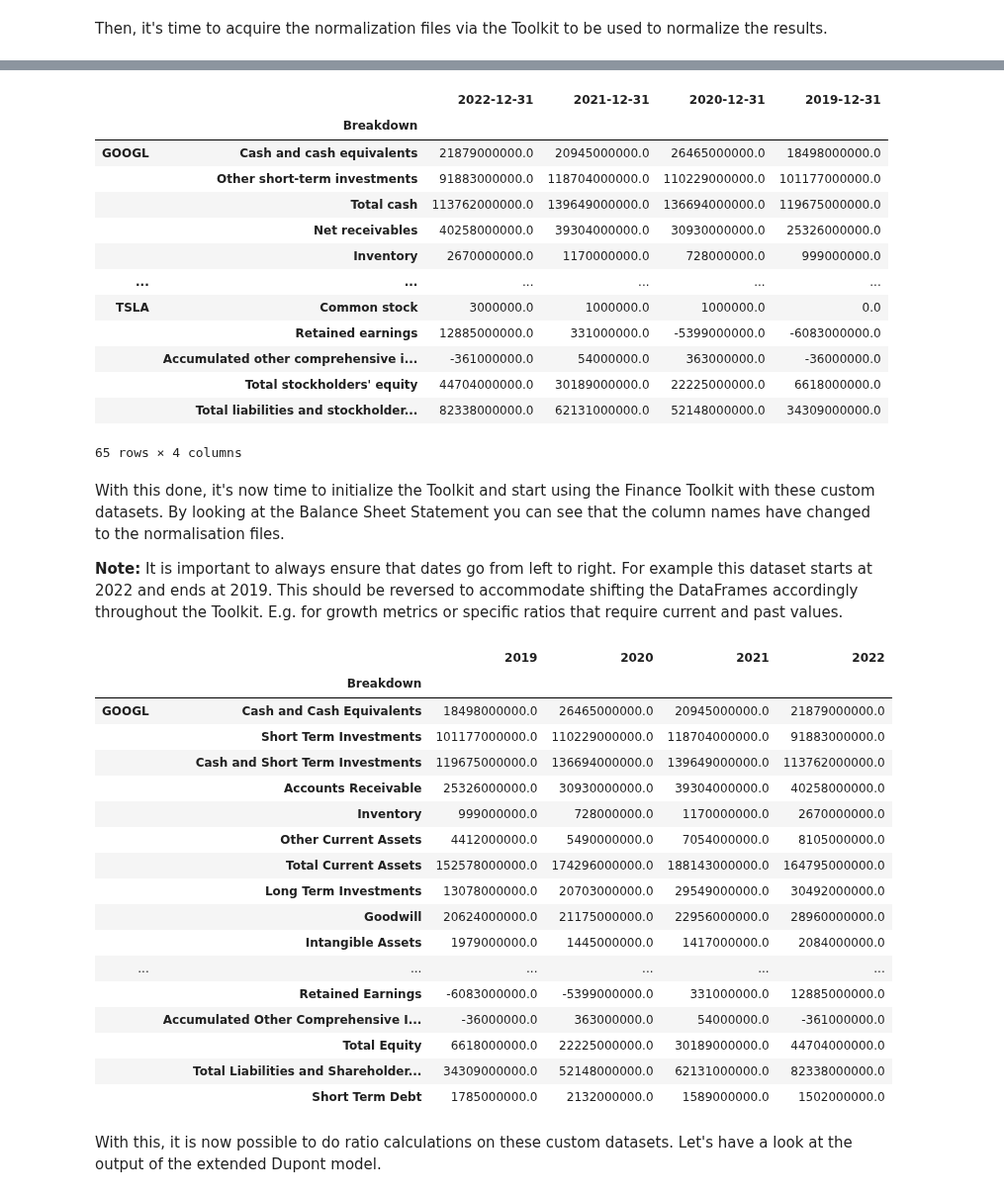
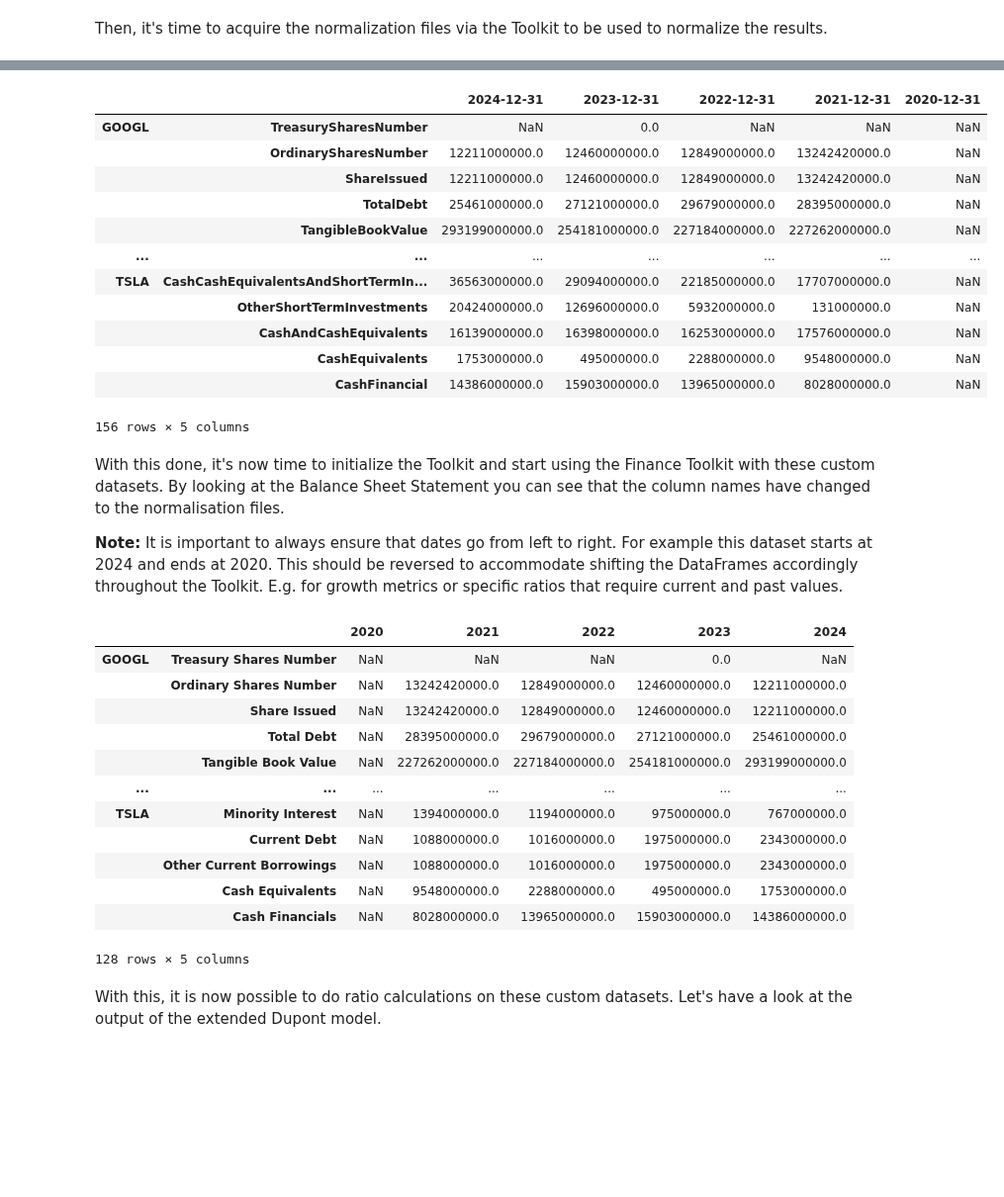
Before and after one commit to JerBouma/FinanceToolkit, a Jupyter notebook: examples/Finance Toolkit - Using External Datasets.ipynb, the cells around one changed output, grey strips where cells are left out. Shown at 99% size. Cells and saved outputs as stored; diff of their text form; code cells hidden in the pictures; blank space fills up the shorter version.

Commit message:
Refresh the examples

```diff
--- a/examples/Finance Toolkit - Using External Datasets.ipynb
+++ b/examples/Finance Toolkit - Using External Datasets.ipynb
@@ -90,47 +94,42 @@ Now it's time to convert each dataset in the right format.
 # %%
 from financetoolkit import helpers
 
 balance_sheets = helpers.combine_dataframes(
     {
         "TSLA": tsla_balance,
         "GOOGL": googl_balance,
     },
 )
 income_statements = helpers.combine_dataframes(
     {
         "TSLA": tsla_income,
         "GOOGL": googl_income,
     },
 )
 cash_flow_statements = helpers.combine_dataframes(
     {"TSLA": tsla_cash, "GOOGL": googl_cash},
 )
 
-# The TTM column is dropped as it contains only a portion of this year
-income_statements = income_statements.drop(columns=["ttm"])
-cash_flow_statements = cash_flow_statements.drop(columns=["ttm"])
-
 # Show the Results
 balance_sheets
 # %% [output]
-|  |  | 2022-12-31 | 2021-12-31 | 2020-12-31 | 2019-12-31 |
-|  | Breakdown |  |  |  |  |
-| GOOGL | Cash and cash equivalents | 21879000000.0 | 20945000000.0 | 26465000000.0 | 18498000000.0 |
-|  | Other short-term investments | 91883000000.0 | 118704000000.0 | 110229000000.0 | 101177000000.0 |
-|  | Total cash | 113762000000.0 | 139649000000.0 | 136694000000.0 | 119675000000.0 |
-|  | Net receivables | 40258000000.0 | 39304000000.0 | 30930000000.0 | 25326000000.0 |
-|  | Inventory | 2670000000.0 | 1170000000.0 | 728000000.0 | 999000000.0 |
-| ... | ... | ... | ... | ... | ... |
-| TSLA | Common stock | 3000000.0 | 1000000.0 | 1000000.0 | 0.0 |
-|  | Retained earnings | 12885000000.0 | 331000000.0 | -5399000000.0 | -6083000000.0 |
-|  | Accumulated other comprehensive i... | -361000000.0 | 54000000.0 | 363000000.0 | -36000000.0 |
-|  | Total stockholders' equity | 44704000000.0 | 30189000000.0 | 22225000000.0 | 6618000000.0 |
-|  | Total liabilities and stockholder... | 82338000000.0 | 62131000000.0 | 52148000000.0 | 34309000000.0 |
+|  |  | 2024-12-31 | 2023-12-31 | 2022-12-31 | 2021-12-31 | 2020-12-31 |
+| GOOGL | TreasurySharesNumber | NaN | 0.0 | NaN | NaN | NaN |
+|  | OrdinarySharesNumber | 12211000000.0 | 12460000000.0 | 12849000000.0 | 13242420000.0 | NaN |
+|  | ShareIssued | 12211000000.0 | 12460000000.0 | 12849000000.0 | 13242420000.0 | NaN |
+|  | TotalDebt | 25461000000.0 | 27121000000.0 | 29679000000.0 | 28395000000.0 | NaN |
+|  | TangibleBookValue | 293199000000.0 | 254181000000.0 | 227184000000.0 | 227262000000.0 | NaN |
+| ... | ... | ... | ... | ... | ... | ... |
+| TSLA | CashCashEquivalentsAndShortTermIn... | 36563000000.0 | 29094000000.0 | 22185000000.0 | 17707000000.0 | NaN |
+|  | OtherShortTermInvestments | 20424000000.0 | 12696000000.0 | 5932000000.0 | 131000000.0 | NaN |
+|  | CashAndCashEquivalents | 16139000000.0 | 16398000000.0 | 16253000000.0 | 17576000000.0 | NaN |
+|  | CashEquivalents | 1753000000.0 | 495000000.0 | 2288000000.0 | 9548000000.0 | NaN |
+|  | CashFinancial | 14386000000.0 | 15903000000.0 | 13965000000.0 | 8028000000.0 | NaN |
-65 rows × 4 columns
+156 rows × 5 columns
 # %% [markdown]
 With this done, it's now time to initialize the Toolkit and start using the Finance Toolkit with these custom datasets. By looking at the Balance Sheet Statement you can see that the column names have changed to the normalisation files.
 
-**Note:** It is important to always ensure that dates go from left to right. For example this dataset starts at 2022 and ends at 2019. This should be reversed to accommodate shifting the DataFrames accordingly throughout the Toolkit. E.g. for growth metrics or specific ratios that require current and past values.
+**Note:** It is important to always ensure that dates go from left to right. For example this dataset starts at 2024 and ends at 2020. This should be reversed to accommodate shifting the DataFrames accordingly throughout the Toolkit. E.g. for growth metrics or specific ratios that require current and past values.
 # %%
 # initialize the Toolkit
 companies = Toolkit(
@@ -145,24 +144,19 @@ companies = Toolkit(
 # Show the Balance Sheet
 companies.get_balance_sheet_statement()
 # %% [output]
-|  |  | 2019 | 2020 | 2021 | 2022 |
-|  | Breakdown |  |  |  |  |
-| GOOGL | Cash and Cash Equivalents | 18498000000.0 | 26465000000.0 | 20945000000.0 | 21879000000.0 |
-|  | Short Term Investments | 101177000000.0 | 110229000000.0 | 118704000000.0 | 91883000000.0 |
-|  | Cash and Short Term Investments | 119675000000.0 | 136694000000.0 | 139649000000.0 | 113762000000.0 |
-|  | Accounts Receivable | 25326000000.0 | 30930000000.0 | 39304000000.0 | 40258000000.0 |
-|  | Inventory | 999000000.0 | 728000000.0 | 1170000000.0 | 2670000000.0 |
-|  | Other Current Assets | 4412000000.0 | 5490000000.0 | 7054000000.0 | 8105000000.0 |
-|  | Total Current Assets | 152578000000.0 | 174296000000.0 | 188143000000.0 | 164795000000.0 |
-|  | Long Term Investments | 13078000000.0 | 20703000000.0 | 29549000000.0 | 30492000000.0 |
-|  | Goodwill | 20624000000.0 | 21175000000.0 | 22956000000.0 | 28960000000.0 |
-|  | Intangible Assets | 1979000000.0 | 1445000000.0 | 1417000000.0 | 2084000000.0 |
-| ... | ... | ... | ... | ... | ... |
-|  | Retained Earnings | -6083000000.0 | -5399000000.0 | 331000000.0 | 12885000000.0 |
-|  | Accumulated Other Comprehensive I... | -36000000.0 | 363000000.0 | 54000000.0 | -361000000.0 |
-|  | Total Equity | 6618000000.0 | 22225000000.0 | 30189000000.0 | 44704000000.0 |
-|  | Total Liabilities and Shareholder... | 34309000000.0 | 52148000000.0 | 62131000000.0 | 82338000000.0 |
-|  | Short Term Debt | 1785000000.0 | 2132000000.0 | 1589000000.0 | 1502000000.0 |
+|  |  | 2020 | 2021 | 2022 | 2023 | 2024 |
+| GOOGL | Treasury Shares Number | NaN | NaN | NaN | 0.0 | NaN |
+|  | Ordinary Shares Number | NaN | 13242420000.0 | 12849000000.0 | 12460000000.0 | 12211000000.0 |
+|  | Share Issued | NaN | 13242420000.0 | 12849000000.0 | 12460000000.0 | 12211000000.0 |
+|  | Total Debt | NaN | 28395000000.0 | 29679000000.0 | 27121000000.0 | 25461000000.0 |
+|  | Tangible Book Value | NaN | 227262000000.0 | 227184000000.0 | 254181000000.0 | 293199000000.0 |
+| ... | ... | ... | ... | ... | ... | ... |
+| TSLA | Minority Interest | NaN | 1394000000.0 | 1194000000.0 | 975000000.0 | 767000000.0 |
+|  | Current Debt | NaN | 1088000000.0 | 1016000000.0 | 1975000000.0 | 2343000000.0 |
+|  | Other Current Borrowings | NaN | 1088000000.0 | 1016000000.0 | 1975000000.0 | 2343000000.0 |
+|  | Cash Equivalents | NaN | 9548000000.0 | 2288000000.0 | 495000000.0 | 1753000000.0 |
+|  | Cash Financials | NaN | 8028000000.0 | 13965000000.0 | 15903000000.0 | 14386000000.0 |
+128 rows × 5 columns
 # %% [markdown]
 With this, it is now possible to do ratio calculations on these custom datasets. Let's have a look at the output of the extended Dupont model.
 # %%
```
Also changed, not shown: parts of 12 cells of this notebook, 20 other files.
